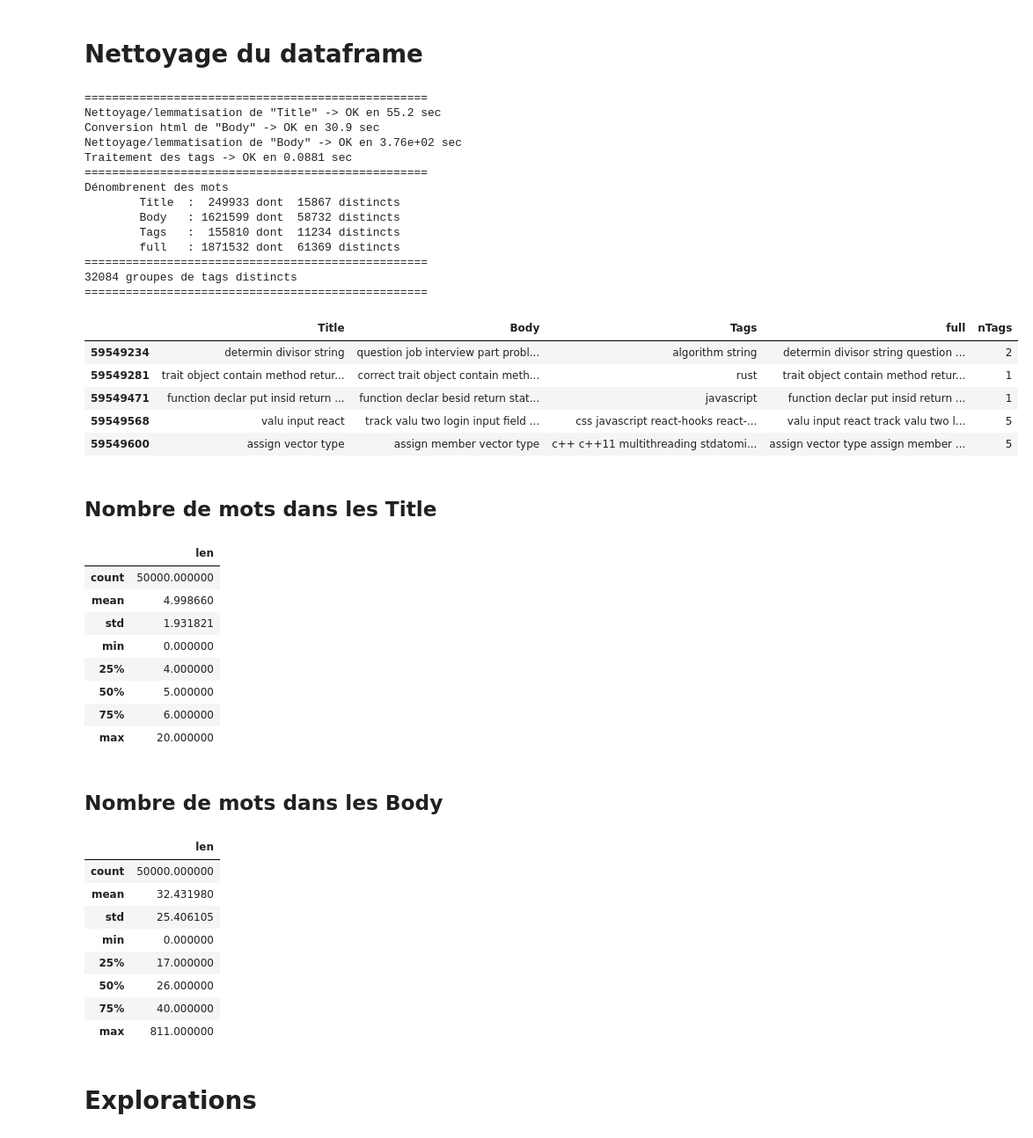
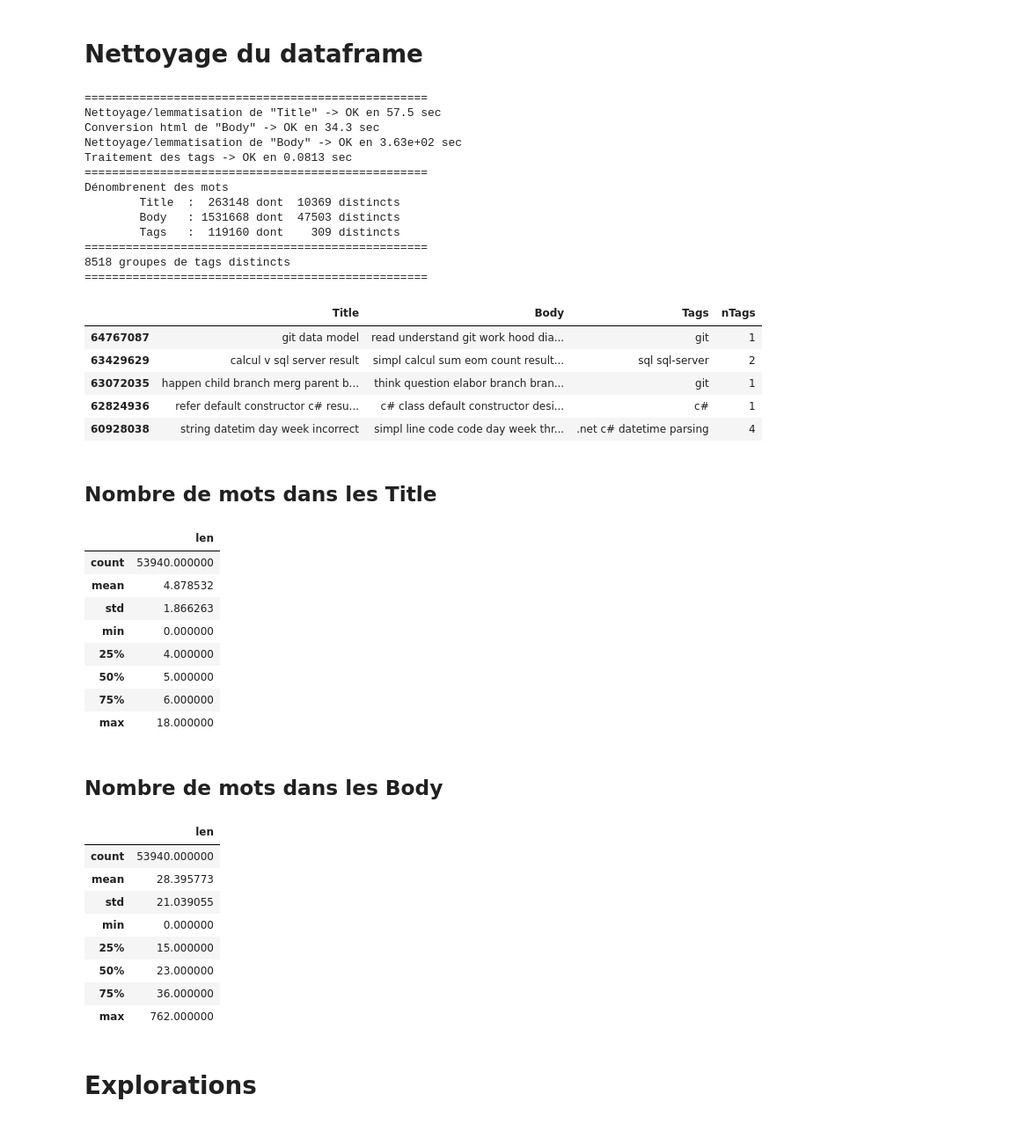
Before and after one commit to FKO78/OC-ds-p6, a Jupyter notebook: P6_Catégorisez_automatiquement_des_questions_EXPLORATION.ipynb, the cells around one changed output. Shown at 88% size. Cells and saved outputs as stored; diff of their text form; code cells hidden in the pictures.

```diff
--- a/P6_Catégorisez_automatiquement_des_questions_EXPLORATION.ipynb
+++ b/P6_Catégorisez_automatiquement_des_questions_EXPLORATION.ipynb
@@ -206,51 +204,50 @@ for col in ['Title', 'Body']:
     elapsed = timeit.default_timer() - start_time
     print('-> OK en {:.3} sec'.format(elapsed))
 
-train['full']  = train.Title + ' ' + train.Body
-cols.append('full')
+#train['full']  = train.Title + ' ' + train.Body
+#cols.append('full')
 
 print('Traitement des tags ', end='')
 start_time = timeit.default_timer()
 
 # Epurage et tri des tags
 train['Tags'] = train['Tags'].apply(lambda x: ' '.join(sorted(x[1:-1].split('><'))))
 
 # Ajout du nombre de Tags
 train['nTags'] = train['Tags'].apply(lambda x: len(x.split()))
 
 # Etiquetage des tags
 #train['Tags_lbl'] = lbl.fit_transform(train.Tags)
 
 elapsed = timeit.default_timer() - start_time
 print('-> OK en {:.3} sec'.format(elapsed))
 
 freq = recap_cols(train, cols)
 
 print('{} groupes de tags distincts'.format(len(train.Tags.value_counts())))
 print('='*50)
 
 train.head()
 # %% [output]
 ==================================================
-Nettoyage/lemmatisation de "Title" -> OK en 55.2 sec
-Conversion html de "Body" -> OK en 30.9 sec
-Nettoyage/lemmatisation de "Body" -> OK en 3.76e+02 sec
-Traitement des tags -> OK en 0.0881 sec
+Nettoyage/lemmatisation de "Title" -> OK en 57.5 sec
+Conversion html de "Body" -> OK en 34.3 sec
+Nettoyage/lemmatisation de "Body" -> OK en 3.63e+02 sec
+Traitement des tags -> OK en 0.0813 sec
 ==================================================
 Dénombrenent des mots
-        Title  :  249933 dont  15867 distincts
-        Body   : 1621599 dont  58732 distincts
-        Tags   :  155810 dont  11234 distincts
-        full   : 1871532 dont  61369 distincts
+        Title  :  263148 dont  10369 distincts
+        Body   : 1531668 dont  47503 distincts
+        Tags   :  119160 dont    309 distincts
 ==================================================
-32084 groupes de tags distincts
+8518 groupes de tags distincts
 ==================================================
-|  | Title | Body | Tags | full | nTags |
-| 59549234 | determin divisor string | question job interview part probl... | algorithm string | determin divisor string question ... | 2 |
-| 59549281 | trait object contain method retur... | correct trait object contain meth... | rust | trait object contain method retur... | 1 |
-| 59549471 | function declar put insid return ... | function declar besid return stat... | javascript | function declar put insid return ... | 1 |
-| 59549568 | valu input react | track valu two login input field ... | css javascript react-hooks react-... | valu input react track valu two l... | 5 |
-| 59549600 | assign vector type | assign member vector type | c++ c++11 multithreading stdatomi... | assign vector type assign member ... | 5 |
+|  | Title | Body | Tags | nTags |
+| 64767087 | git data model | read understand git work hood dia... | git | 1 |
+| 63429629 | calcul v sql server result | simpl calcul sum eom count result... | sql sql-server | 2 |
+| 63072035 | happen child branch merg parent b... | think question elabor branch bran... | git | 1 |
+| 62824936 | refer default constructor c# resu... | c# class default constructor desi... | c# | 1 |
+| 60928038 | string datetim day week incorrect | simpl line code code day week thr... | .net c# datetime parsing | 4 |
 # %% [markdown]
 ## Nombre de mots dans les Title
 # %%
@@ -259,14 +256,14 @@ temp['len'] = train.Title.apply(lambda x: len(x.split()))
 temp.describe()
 # %% [output]
 |  | len |
-| count | 50000.000000 |
-| mean | 4.998660 |
-| std | 1.931821 |
+| count | 53940.000000 |
+| mean | 4.878532 |
+| std | 1.866263 |
 | min | 0.000000 |
 | 25% | 4.000000 |
 | 50% | 5.000000 |
 | 75% | 6.000000 |
-| max | 20.000000 |
+| max | 18.000000 |
 # %% [markdown]
 ## Nombre de mots dans les Body
 # %%
@@ -275,14 +272,14 @@ temp['len'] = train.Body.apply(lambda x: len(x.split()))
 temp.describe()
 # %% [output]
 |  | len |
-| count | 50000.000000 |
-| mean | 32.431980 |
-| std | 25.406105 |
+| count | 53940.000000 |
+| mean | 28.395773 |
+| std | 21.039055 |
 | min | 0.000000 |
-| 25% | 17.000000 |
-| 50% | 26.000000 |
-| 75% | 40.000000 |
-| max | 811.000000 |
+| 25% | 15.000000 |
+| 50% | 23.000000 |
+| 75% | 36.000000 |
+| max | 762.000000 |
 # %%
 backup = train.copy()
 # %% [markdown]
```
Also changed, not shown: parts of 21 cells of this notebook.
